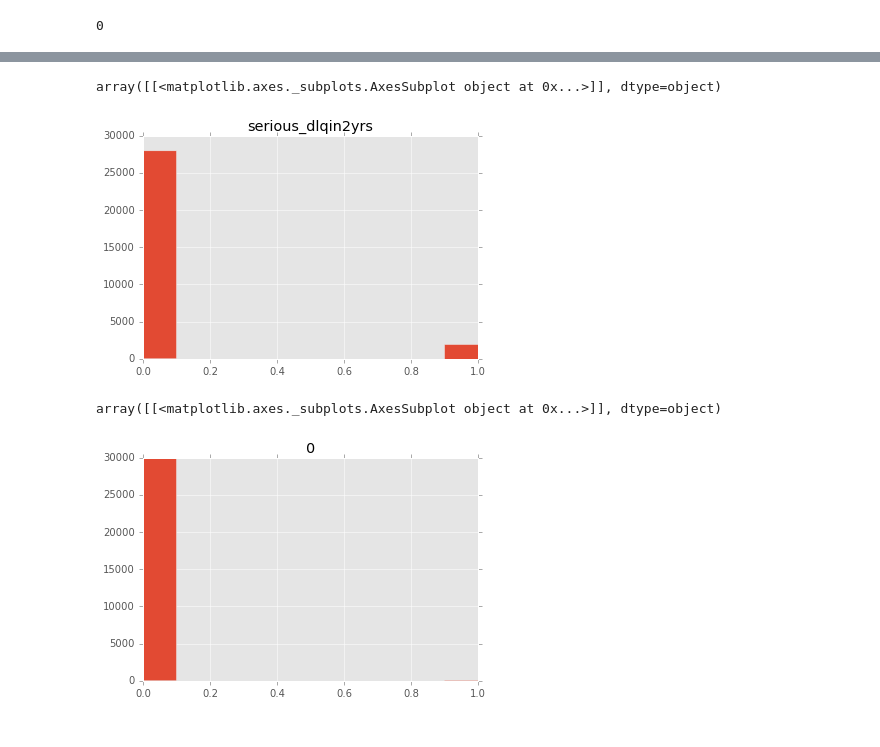
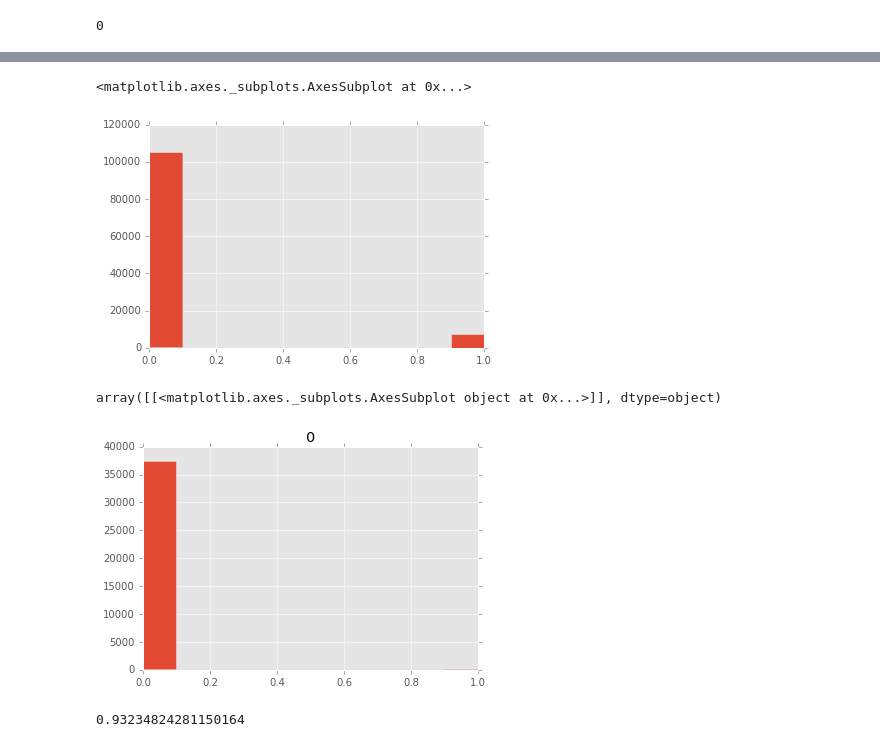
Before and after one commit to Aycrazy/capp30254, a Jupyter notebook: hws/HW2/HW2_Pipeline.ipynb, the cells around one changed output, grey strips where cells are left out. Cells and saved outputs as stored; diff of their text form; code cells hidden in the pictures.

```diff
--- a/hws/HW2/HW2_Pipeline.ipynb
+++ b/hws/HW2/HW2_Pipeline.ipynb
@@ -219,0 +180,9 @@ credit_imputed.head()
+# %%
+#split data before imputation
+np.random.seed(seed=20)
+test_set = np.random.uniform(0,1,len(credit_data)) > .75
+X_train = credit_data[test_set==False].ix[:,1:]
+X_train['age'].replace(0, X_train['age'].mean(), inplace = True)
+X_test = credit_data[test_set==True].ix[:,1:]
+y_train = credit_data[test_set==False].ix[:,1]
+y_test = credit_data[test_set==True].ix[:,1]
@@ -298,15 +231,0 @@ def add_dummies(df,need_dummies):
-# %%
-credit_x = credit_imputed.iloc[:,1:]
-credit_y = credit_imputed.iloc[:,:1]
-
-
-exp= process_categorical(np.array(credit_x),-2)
-exp= process_categorical(exp,-1)
-
-credit_x_w_dummies = add_dummies(credit_x,need_dummies)
-
-#credit_x_w_dummies =
-
-X_train, X_test, y_train, y_test = cross_validate(credit_x_w_dummies,credit_y)
-
-X_train_sk_cat, X_test_sk_cat, y_train_sk_cat, y_test_sk_cat = cross_validate(exp,credit_y)
@@ -330,16 +247,17 @@ y_pred = regressor.predict(X_test_sk_cat)
 # %%
-y_test.hist()
+y_train.hist()
 # %% [output]
-array([[<matplotlib.axes._subplots.AxesSubplot object at 0x...>]], dtype=object)
+<matplotlib.axes._subplots.AxesSubplot at 0x...>
-[figure, old version]
+[figure, new version]
 # %%
 from sklearn.linear_model import LogisticRegression
 regressor = LogisticRegression()
-regressor.fit(X_train, y_train)
-
-y_pred = regressor.predict(X_test)
-
-pd.DataFrame(y_pred).hist()
+rfe = RFE(regressor)
+fit = rfe.fit(credit_imputed_train, y_train)
+#predicted = rfe.predict(credit_imputed_train)
+y_pred = rfe.predict(credit_imputed_test)
+df_y_pred = pd.DataFrame(y_pred)
+df_y_pred.hist()
 # %% [output]
 array([[<matplotlib.axes._subplots.AxesSubplot object at 0x...>]], dtype=object)
-[figure, old version]
+[figure, new version]
@@ -353,0 +264,4 @@ np.set_printoptions(precision=3)
+# %%
+accuracy(y_test, df_y_pred)
+# %% [output]
+0.93234824281150164
```
Also changed, not shown: parts of 45 cells of this notebook, 4 other files.
